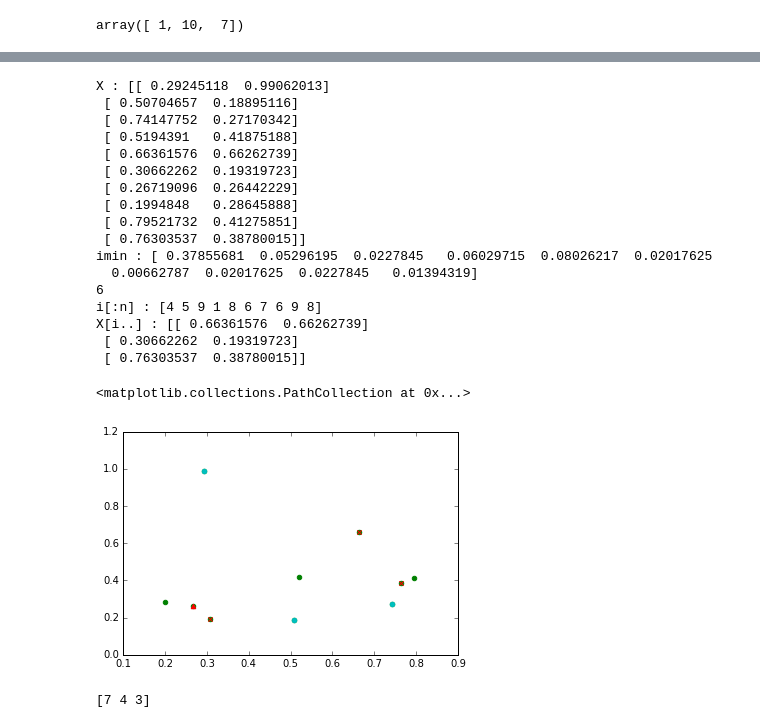
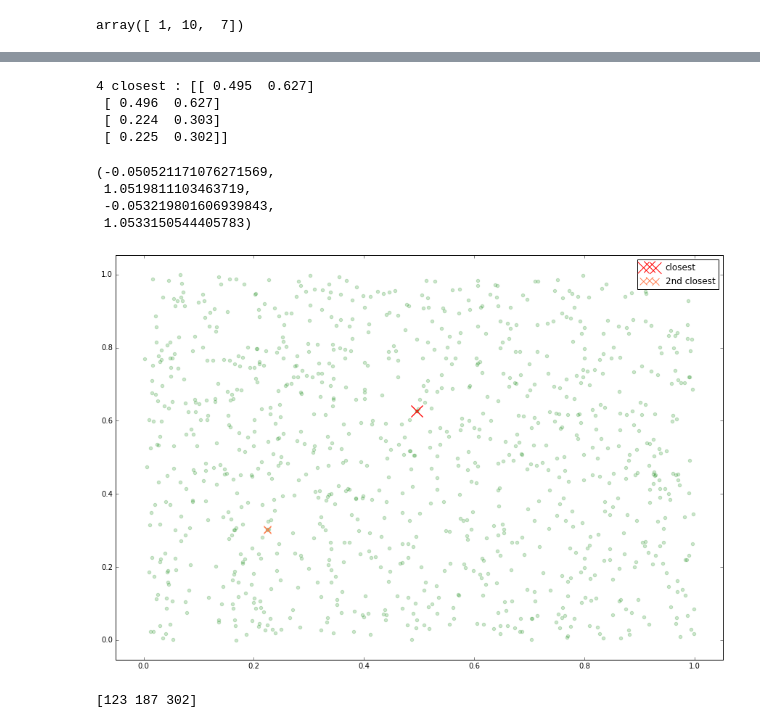
Before and after one commit to MrGreenRubato/notebooks, a Jupyter notebook: Speedy loops... and BROADCASTING.ipynb, the cells around one changed output, grey strips where cells are left out. Drawn from its saved outputs; the diff is of its cells as text; code cells hidden in the pictures.

Commit message:
Nearest Neighbour : display the 2 pairs being the closest.

```diff
--- a/Speedy loops... and BROADCASTING.ipynb
+++ b/Speedy loops... and BROADCASTING.ipynb
@@ -118,69 +118,79 @@ argmin along row  : [4 5 1]
   [  0   0]]]
 # %%
 # Full example : nearest neighbour
-NB_POINTS = 10
+NB_POINTS = 1000
 NB_DIM = 2
 
+np.set_printoptions( precision=3 )
+
 X = np.random.random((NB_POINTS, NB_DIM))
+
+#X = np.array([[ 0.06008564,  0.10100444],
+# [ 0.52398998,  0.48702044],
+# [ 0.35600764,  0.03634918],
+# [ 0.28153461,  0.8830437 ],
+# [ 0.0673205,   0.02907223],
+# [ 0.93253217,  0.37681945],
+# [ 0.3096921 ,  0.27999451],
+# [ 0.89215408,  0.60261101],
+# [ 0.82183965,  0.79738949],
+# [ 0.86286699,  0.01018274]])
+
 #print('X.shape : {}'.format(X.shape))
 XR = X.reshape(NB_POINTS,1,NB_DIM)
-print('X : {}'.format(X))
+#print('X : {}'.format(X))
 #print('XR : {}'.format(XR))
 diff = X - XR
 
 #print('Diff.shape : {}'.format(diff.shape))
 #print(diff)
 
 D = (diff **2).sum(2)
 D.shape
 
 i = np.arange(NB_POINTS)
 D[i,i] = np.inf
 #print('Distance:\n {}'.format(D))
 
 i = np.argmin(D, 1)
 
-Dmin = np.sort(D,1)[:,1]
-print('imin : {}'.format(Dmin))
-imin = np.argmin(Dmin)
-print(imin)
-#print('i : {}'.format(i))
-print('i[:n] : {}'.format(i[:10]))
+Dmin = np.sort(D,1)[:,0]
+#print('Dmin : {}'.format(Dmin))
+iminIndex = np.argsort(Dmin)
+#print('imin array : {}'.format(iminIndex))
+print('4 closest : {}'.format(X[iminIndex[:4],:]))
 
-print('X[i..] : {}'.format(X[i[:3]]))
+#print('i[:n] : {}'.format(i[:10]))
+#print('X[i..] : {}'.format(X[i[:3]]))
 
 import matplotlib
 import matplotlib.pyplot as pl
 %matplotlib inline
-pl.scatter(X[:,0], X[:,1], color='g')
-pl.scatter(X[range(3),0],X[range(3),1], color='c')
-pl.scatter(X[i[:3],0],X[i[:3],1],marker='x', color='r')
+pl.figure(figsize=(15,10))
+
+pl.scatter(X[:,0], X[:,1], color='g', alpha='0.2')
 
 #display the 2 closest points
-pl.scatter(X[imin,0],X[imin,1],marker='^', color='r')
+pl.scatter(X[iminIndex[:2],0],X[iminIndex[:2],1],marker='x', color='r', s=250, label='closest')
+
+#display the n points having the closest neighbour
+pl.scatter(X[iminIndex[2:4],0],X[iminIndex[2:4],1],marker='x', color='coral', s=100, label='2nd closest')
+
+pl.legend()
+pl.axis('tight')
 # %% [output]
-X : [[ 0.29245118  0.99062013]
- [ 0.50704657  0.18895116]
- [ 0.74147752  0.27170342]
- [ 0.5194391   0.41875188]
- [ 0.66361576  0.66262739]
- [ 0.30662262  0.19319723]
- [ 0.26719096  0.26442229]
- [ 0.1994848   0.28645888]
- [ 0.79521732  0.41275851]
- [ 0.76303537  0.38780015]]
-imin : [ 0.37855681  0.05296195  0.0227845   0.06029715  0.08026217  0.02017625
-  0.00662787  0.02017625  0.0227845   0.01394319]
-6
-i[:n] : [4 5 9 1 8 6 7 6 9 8]
-X[i..] : [[ 0.66361576  0.66262739]
- [ 0.30662262  0.19319723]
- [ 0.76303537  0.38780015]]
+4 closest : [[ 0.495  0.627]
+ [ 0.496  0.627]
+ [ 0.224  0.303]
+ [ 0.225  0.302]]
-<matplotlib.collections.PathCollection at 0x...>
+(-0.050521171076271569,
+ 1.0519811103463719,
+ -0.053219801606939843,
+ 1.0533150544405783)
-[figure, old version]
+[figure, new version]
 # %%
 from sklearn.neighbors import NearestNeighbors
 d, i = NearestNeighbors().fit(X).kneighbors(X,2)
 print(i[:3,1])
 # %% [output]
-[7 4 3]
+[123 187 302]
```
Also changed, not shown: parts of 1 cell of this notebook.
